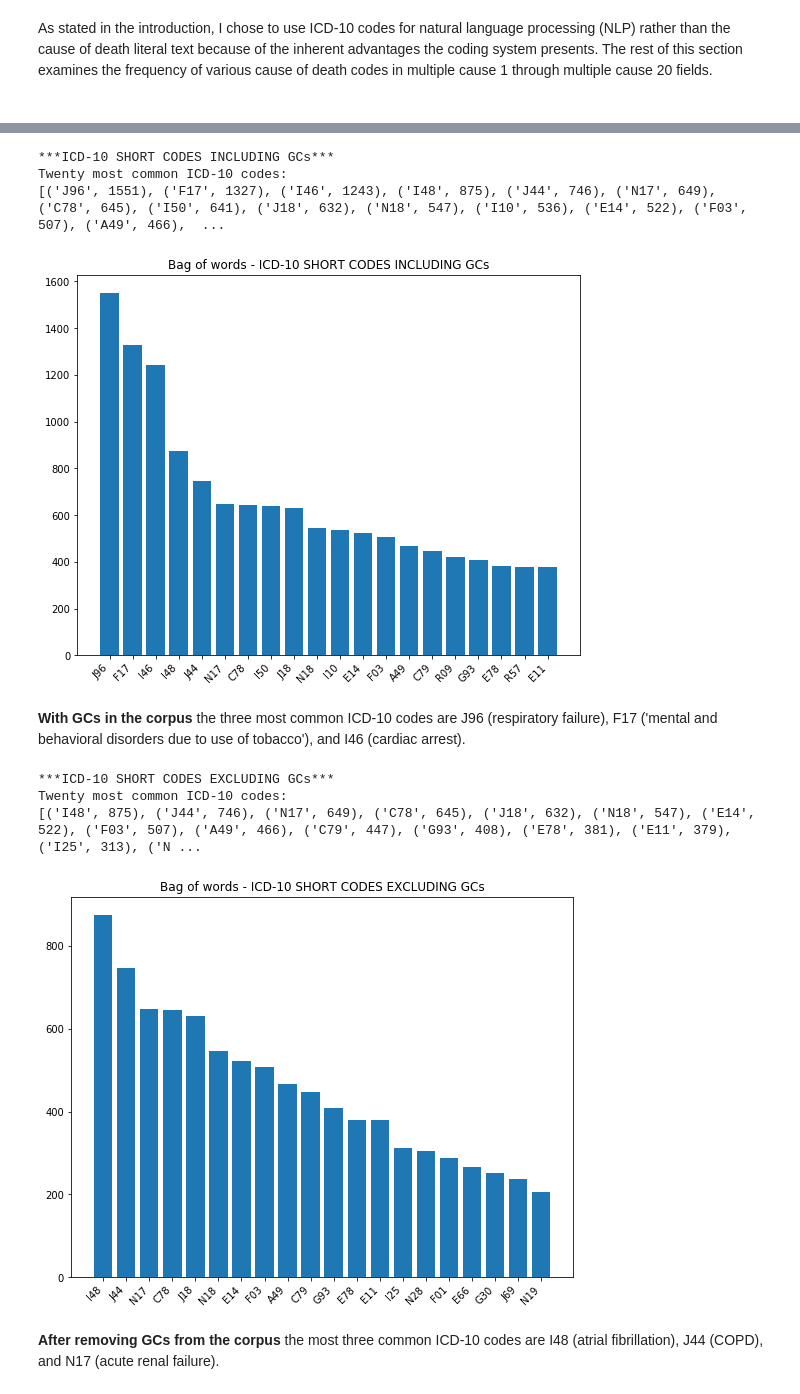
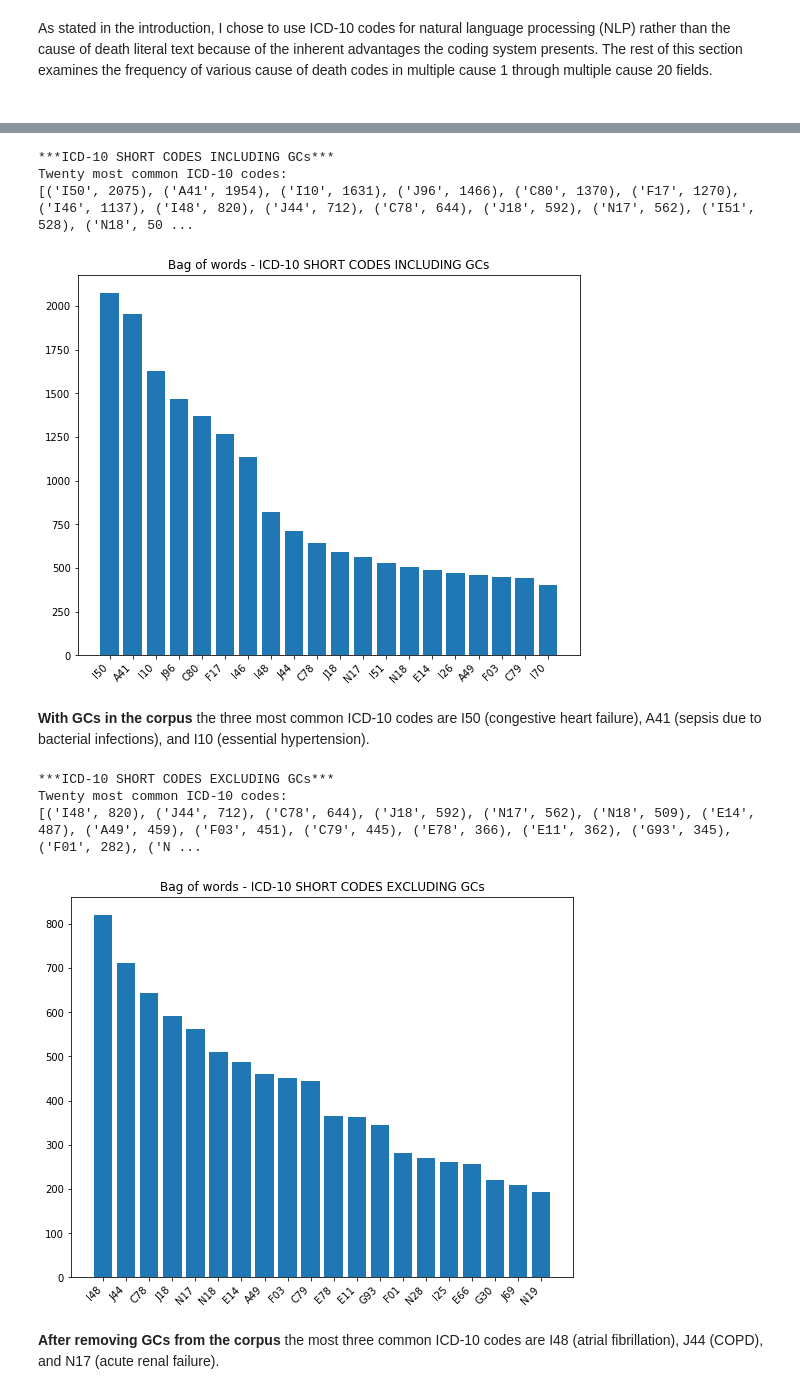
Before and after one commit to mbg9700/Springboard_DSCareer, a Jupyter notebook: Capstone_2/3_Exploratory_Analysis.ipynb, the cells around one changed output, grey strips where cells are left out. Drawn from its saved outputs; the diff is of its cells as text; code cells hidden in the pictures.

```diff
--- a/Capstone_2/3_Exploratory_Analysis.ipynb
+++ b/Capstone_2/3_Exploratory_Analysis.ipynb
@@ -65,0 +77,3 @@ Name: gc_cat_label, dtype: int64
+# %%
+ds= ds.loc[ds['gc_cat']!=5, :]
+len(ds)
@@ -345,17 +418,17 @@ create_bow_plot(mc_gc_list, "ICD-10 SHORT CODES INCLUDING GCs")
 # %% [output]
 ***ICD-10 SHORT CODES INCLUDING GCs***
 Twenty most common ICD-10 codes:
-[('J96', 1551), ('F17', 1327), ('I46', 1243), ('I48', 875), ('J44', 746), ('N17', 649), ('C78', 645), ('I50', 641), ('J18', 632), ('N18', 547), ('I10', 536), ('E14', 522), ('F03', 507), ('A49', 466),  ...
+[('I50', 2075), ('A41', 1954), ('I10', 1631), ('J96', 1466), ('C80', 1370), ('F17', 1270), ('I46', 1137), ('I48', 820), ('J44', 712), ('C78', 644), ('J18', 592), ('N17', 562), ('I51', 528), ('N18', 50 ...
-[figure, old version]
+[figure, new version]
 # %% [markdown]
-**With GCs in the corpus** the three most common ICD-10 codes are J96 (respiratory failure), F17 ('mental and behavioral disorders due to use of tobacco'), and I46 (cardiac arrest).
+**With GCs in the corpus** the three most common ICD-10 codes are I50 (congestive heart failure), A41 (sepsis due to bacterial infections), and I10 (essential hypertension).
 # %%
-create_bow_plot(mc_list, "ICD-10 SHORT CODES EXCLUDING GCs")
+create_bow_plot(mc_list, "ICD-10 SHORT CODES EXCLUDING RECORDS WITH GCs AS UNDERLYING CAUSE CODES")
 # %% [output]
 ***ICD-10 SHORT CODES EXCLUDING GCs***
 Twenty most common ICD-10 codes:
-[('I48', 875), ('J44', 746), ('N17', 649), ('C78', 645), ('J18', 632), ('N18', 547), ('E14', 522), ('F03', 507), ('A49', 466), ('C79', 447), ('G93', 408), ('E78', 381), ('E11', 379), ('I25', 313), ('N ...
+[('I48', 820), ('J44', 712), ('C78', 644), ('J18', 592), ('N17', 562), ('N18', 509), ('E14', 487), ('A49', 459), ('F03', 451), ('C79', 445), ('E78', 366), ('E11', 362), ('G93', 345), ('F01', 282), ('N ...
-[figure, old version]
+[figure, new version]
 # %% [markdown]
 **After removing GCs from the corpus** the most three common ICD-10 codes are I48 (atrial fibrillation), J44 (COPD), and N17 (acute renal failure).
 # %% [markdown]
```
Also changed, not shown: parts of 45 cells of this notebook.
